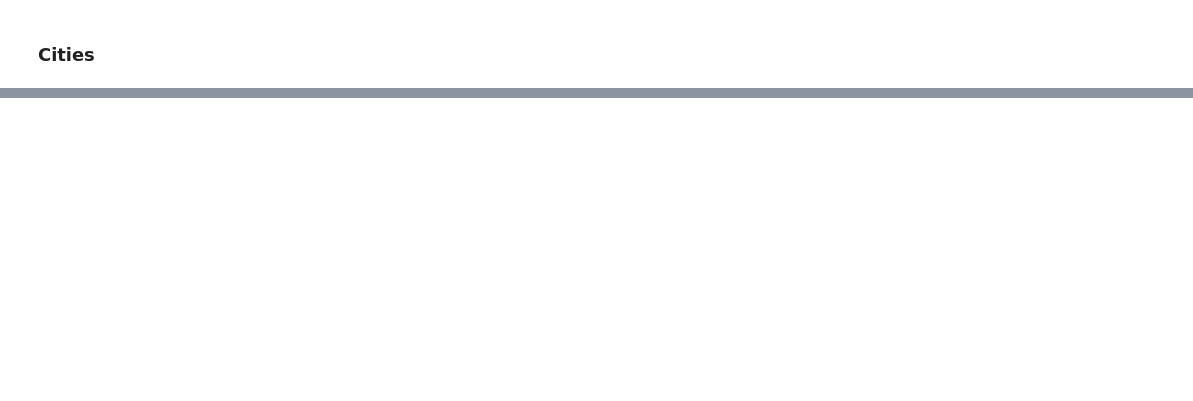
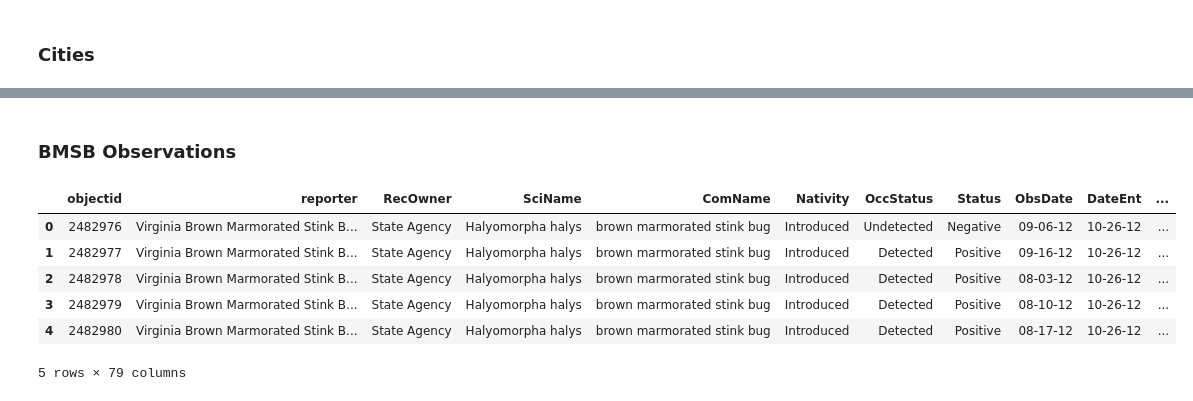
Before and after one commit to lukezaruba/minnesota-bmsb-analysis, a Jupyter notebook: notebooks/01-preprocessing.ipynb, the cells around one changed output, grey strips where cells are left out. Cells and saved outputs as stored; diff of their text form; code cells hidden in the pictures; blank space fills up the shorter version.

```diff
--- a/notebooks/01-preprocessing.ipynb
+++ b/notebooks/01-preprocessing.ipynb
@@ -46,6 +46,7 @@ Directory & GDB already exist at:  C:\gitFiles\minnesota-bmsb-analysis\data\gdb\
 cities_shp = r"C:\gitFiles\minnesota-bmsb-analysis\data\cities\city_township_unorg.shp"
 elevation_gdb_rast = r"C:\gitFiles\minnesota-bmsb-analysis\data\elevation\elev_30m_digital_elevation_model.gdb\digital_elevation_model_30m"
 landcover_tiff = r"C:\gitFiles\minnesota-bmsb-analysis\data\landcover\NLCD_2019_Land_Cover.tif"
+observations_csv = r"C:\gitFiles\minnesota-bmsb-analysis\data\observations\eddmaps_bmsb.csv"
 # %% [markdown]
 ### Rasters
 # %%
@@ -81,0 +103,15 @@ arcpy.conversion.ExportFeatures(
+# %% [markdown]
+### BMSB Observations
+# %%
+# Extract & Transform Observations
+observations = ObservationLoader(observations_csv)
+
+observations.df.head()
+# %% [output]
+|  | objectid | reporter | RecOwner | SciName | ComName | Nativity | OccStatus | Status | ObsDate | DateEnt | ... |
+| 0 | 2482976 | Virginia Brown Marmorated Stink B... | State Agency | Halyomorpha halys | brown marmorated stink bug | Introduced | Undetected | Negative | 09-06-12 | 10-26-12 | ... |
+| 1 | 2482977 | Virginia Brown Marmorated Stink B... | State Agency | Halyomorpha halys | brown marmorated stink bug | Introduced | Detected | Positive | 09-16-12 | 10-26-12 | ... |
+| 2 | 2482978 | Virginia Brown Marmorated Stink B... | State Agency | Halyomorpha halys | brown marmorated stink bug | Introduced | Detected | Positive | 08-03-12 | 10-26-12 | ... |
+| 3 | 2482979 | Virginia Brown Marmorated Stink B... | State Agency | Halyomorpha halys | brown marmorated stink bug | Introduced | Detected | Positive | 08-10-12 | 10-26-12 | ... |
+| 4 | 2482980 | Virginia Brown Marmorated Stink B... | State Agency | Halyomorpha halys | brown marmorated stink bug | Introduced | Detected | Positive | 08-17-12 | 10-26-12 | ... |
+5 rows × 79 columns
```
Also changed, not shown: parts of 17 cells of this notebook, 3 other files.
